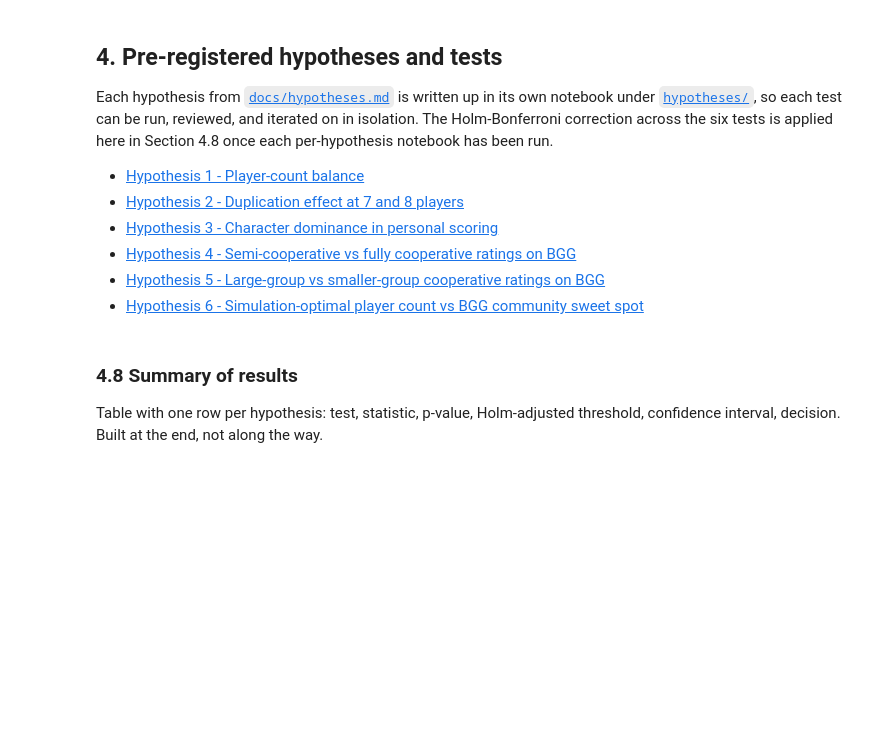
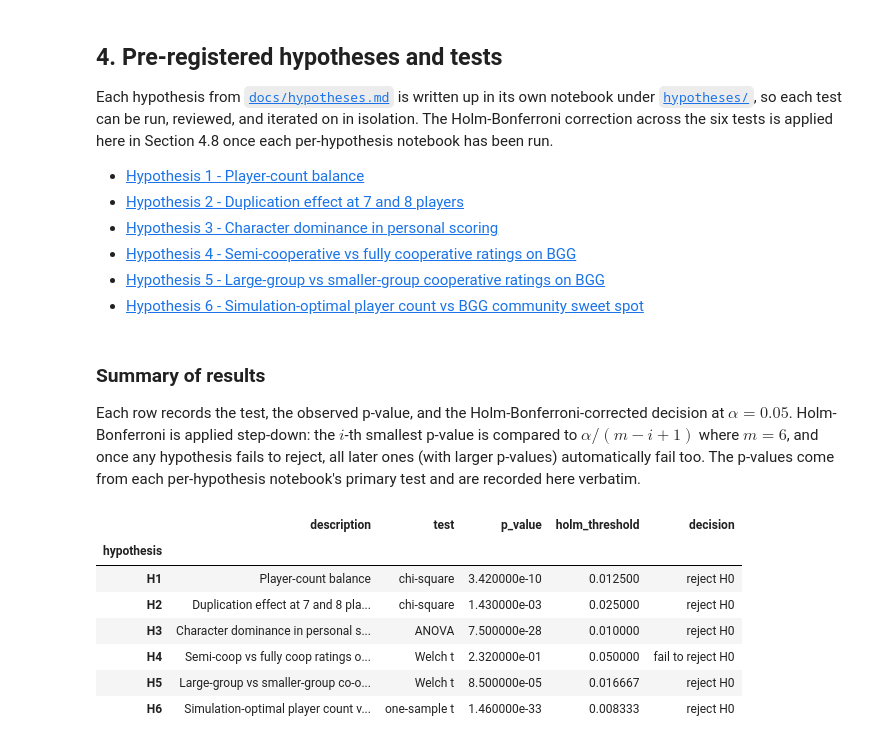
Before and after one commit to simo21-ss/volcano-rush, a Jupyter notebook: notebooks/data_science/board_game_analysis.ipynb, the cells around one changed output. Cells and saved outputs as stored; diff of their text form; code cells hidden in the pictures; blank space fills up the shorter version.

```diff
--- a/notebooks/data_science/board_game_analysis.ipynb
+++ b/notebooks/data_science/board_game_analysis.ipynb
@@ -184,9 +179,56 @@ Each hypothesis from [`docs/hypotheses.md`](../../docs/hypotheses.md) is written
 * [Hypothesis 5 - Large-group vs smaller-group cooperative ratings on BGG](hypotheses/5_hypothesis_large_vs_small_group.ipynb)
 * [Hypothesis 6 - Simulation-optimal player count vs BGG community sweet spot](hypotheses/6_hypothesis_optimal_player_count.ipynb)
 # %% [markdown]
-### 4.8 Summary of results
+### Summary of results
 
-Table with one row per hypothesis: test, statistic, p-value, Holm-adjusted threshold, confidence interval, decision. Built at the end, not along the way.
+Each row records the test, the observed p-value, and the Holm-Bonferroni-corrected decision at $\alpha = 0.05$. Holm-Bonferroni is applied step-down: the $i$-th smallest p-value is compared to $\alpha / (m - i + 1)$ where $m = 6$, and once any hypothesis fails to reject, all later ones (with larger p-values) automatically fail too. The p-values come from each per-hypothesis notebook's primary test and are recorded here verbatim.
+# %%
+hypothesis_results = [
+    ("H1", "Player-count balance",                              "chi-square",       3.42e-10),
+    ("H2", "Duplication effect at 7 and 8 players",             "chi-square",       1.43e-3),
+    ("H3", "Character dominance in personal scoring",           "ANOVA",            7.50e-28),
+    ("H4", "Semi-coop vs fully coop ratings on BGG",            "Welch t",          0.232),
+    ("H5", "Large-group vs smaller-group co-op on BGG",         "Welch t",          8.50e-5),
+    ("H6", "Simulation-optimal player count vs BGG sweet spot", "one-sample t",     1.46e-33),
+]
+
+alpha = 0.05
+m = len(hypothesis_results)
+
+sorted_by_p_value = sorted(hypothesis_results, key = lambda row: row[3])
+
+decisions_by_hypothesis = {}
+already_failed = False
+for i, (name, _, _, p_value) in enumerate(sorted_by_p_value):
+    threshold = alpha / (m - i)
+    rejects = (not already_failed) and (p_value < threshold)
+    if not rejects:
+        already_failed = True
+    decisions_by_hypothesis[name] = (threshold, "reject H0" if rejects else "fail to reject H0")
+
+summary_rows = [
+    {
+        "hypothesis": name,
+        "description": description,
+        "test": test,
+        "p_value": p_value,
+        "holm_threshold": decisions_by_hypothesis[name][0],
+        "decision": decisions_by_hypothesis[name][1],
+    }
+    for name, description, test, p_value in hypothesis_results
+]
+
+summary = pd.DataFrame(summary_rows).set_index("hypothesis")
+summary
+# %% [output]
+|  | description | test | p_value | holm_threshold | decision |
+| hypothesis |  |  |  |  |  |
+| H1 | Player-count balance | chi-square | 3.420000e-10 | 0.012500 | reject H0 |
+| H2 | Duplication effect at 7 and 8 pla... | chi-square | 1.430000e-03 | 0.025000 | reject H0 |
+| H3 | Character dominance in personal s... | ANOVA | 7.500000e-28 | 0.010000 | reject H0 |
+| H4 | Semi-coop vs fully coop ratings o... | Welch t | 2.320000e-01 | 0.050000 | fail to reject H0 |
+| H5 | Large-group vs smaller-group co-o... | Welch t | 8.500000e-05 | 0.016667 | reject H0 |
+| H6 | Simulation-optimal player count v... | one-sample t | 1.460000e-33 | 0.008333 | reject H0 |
 # %% [markdown]
 ## 5. Exploratory analysis
 
```
Also changed, not shown: parts of 10 cells of this notebook.
